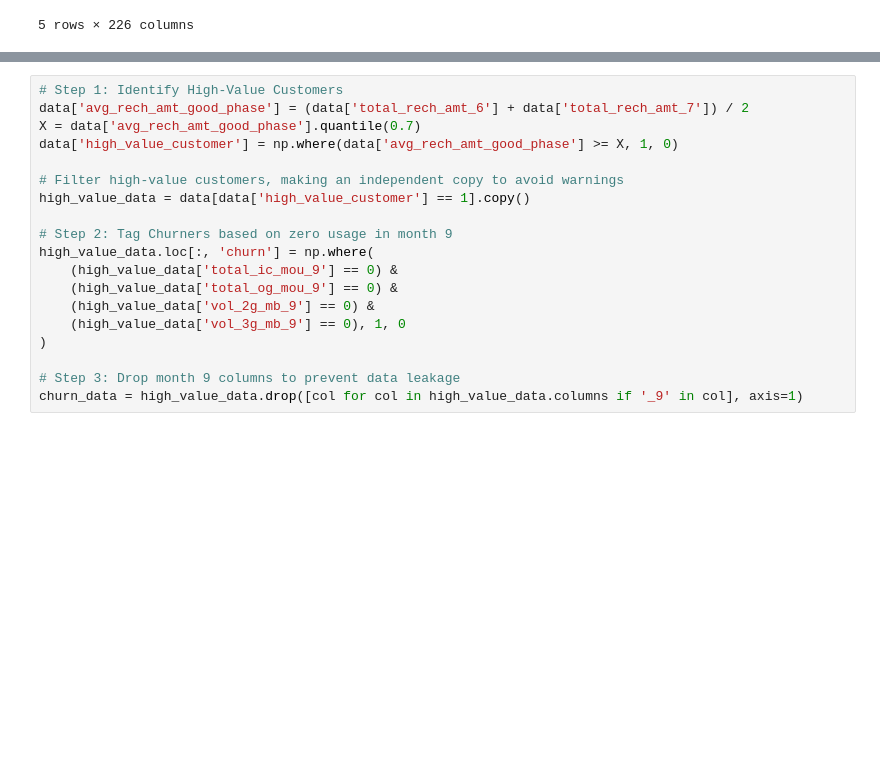
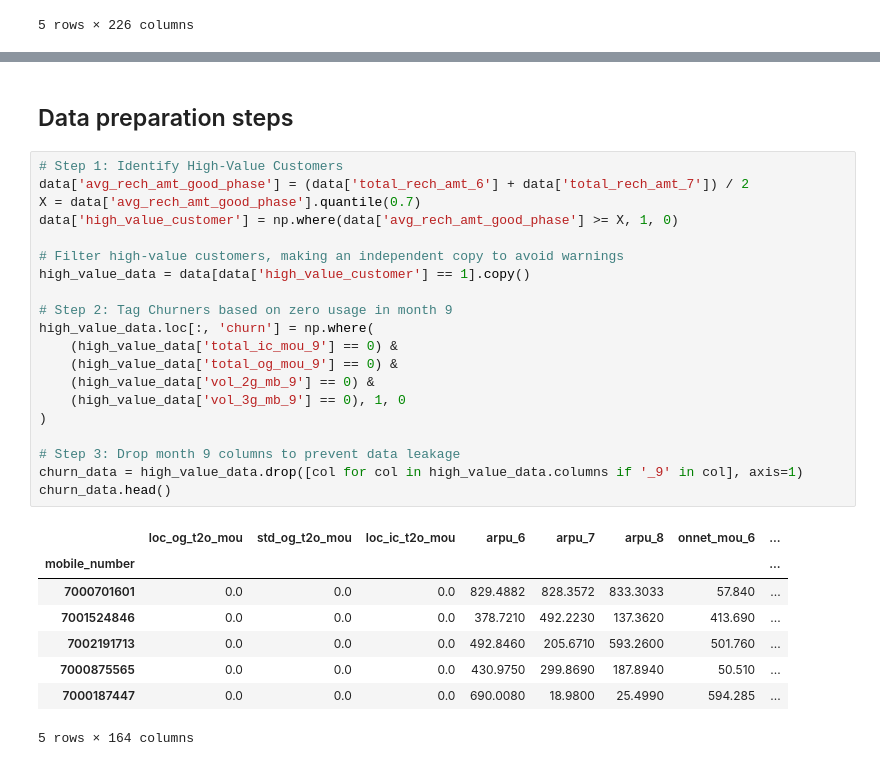
Before and after one commit to datle0911/upGrad-domain-oriented-case-study, a Jupyter notebook: churn-code.ipynb, the cells around one changed output, grey strips where cells are left out. Saved outputs shown, nothing was run; the diff lists cells and outputs as text; blank space fills up the shorter version.

```diff
--- a/churn-code.ipynb
+++ b/churn-code.ipynb
@@ -48,19 +93,31 @@ data.head()
+# %% [markdown]
+## Data preparation steps
 # %%
 # Step 1: Identify High-Value Customers
 data['avg_rech_amt_good_phase'] = (data['total_rech_amt_6'] + data['total_rech_amt_7']) / 2
 X = data['avg_rech_amt_good_phase'].quantile(0.7)
 data['high_value_customer'] = np.where(data['avg_rech_amt_good_phase'] >= X, 1, 0)
 
 # Filter high-value customers, making an independent copy to avoid warnings
 high_value_data = data[data['high_value_customer'] == 1].copy()
 
 # Step 2: Tag Churners based on zero usage in month 9
 high_value_data.loc[:, 'churn'] = np.where(
     (high_value_data['total_ic_mou_9'] == 0) &
     (high_value_data['total_og_mou_9'] == 0) &
     (high_value_data['vol_2g_mb_9'] == 0) &
     (high_value_data['vol_3g_mb_9'] == 0), 1, 0
 )
 
 # Step 3: Drop month 9 columns to prevent data leakage
 churn_data = high_value_data.drop([col for col in high_value_data.columns if '_9' in col], axis=1)
+churn_data.head()
+# %% [output]
+|  | loc_og_t2o_mou | std_og_t2o_mou | loc_ic_t2o_mou | arpu_6 | arpu_7 | arpu_8 | onnet_mou_6 | ... |
+| mobile_number |  |  |  |  |  |  |  | ... |
+| 7000701601 | 0.0 | 0.0 | 0.0 | 829.4882 | 828.3572 | 833.3033 | 57.840 | ... |
+| 7001524846 | 0.0 | 0.0 | 0.0 | 378.7210 | 492.2230 | 137.3620 | 413.690 | ... |
+| 7002191713 | 0.0 | 0.0 | 0.0 | 492.8460 | 205.6710 | 593.2600 | 501.760 | ... |
+| 7000875565 | 0.0 | 0.0 | 0.0 | 430.9750 | 299.8690 | 187.8940 | 50.510 | ... |
+| 7000187447 | 0.0 | 0.0 | 0.0 | 690.0080 | 18.9800 | 25.4990 | 594.285 | ... |
+5 rows × 164 columns
```
Also changed, not shown: parts of 29 cells of this notebook.
